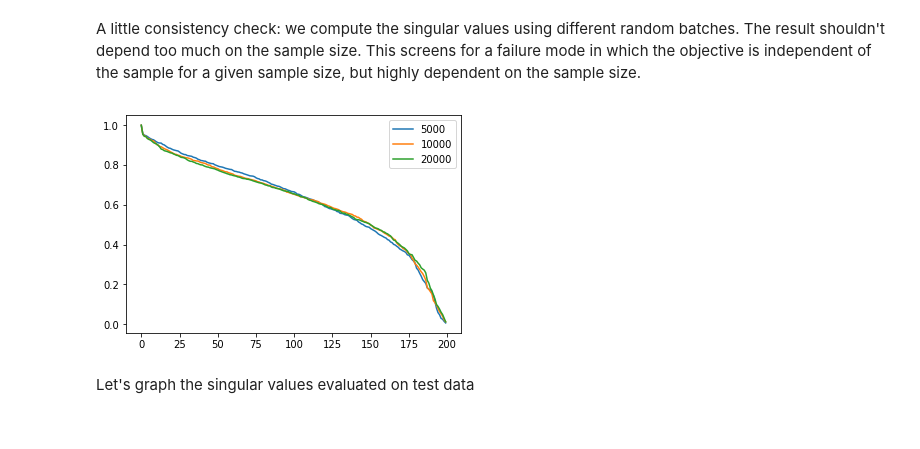
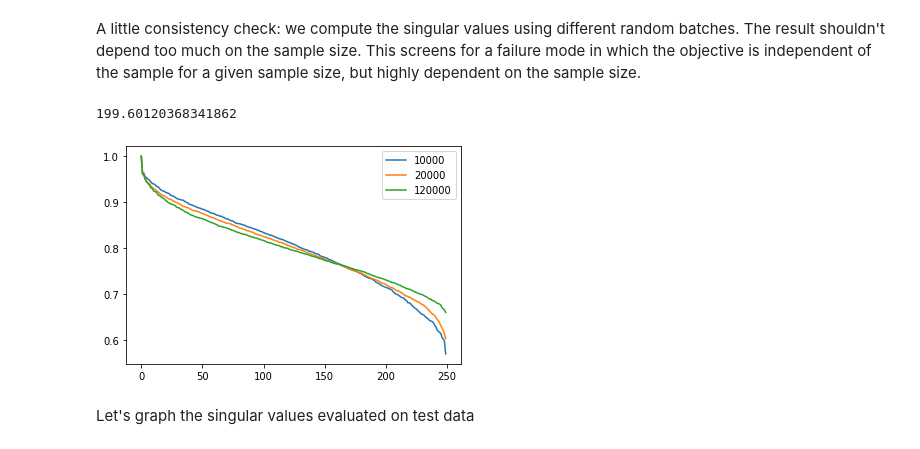
Before and after one commit to cbeny/RFA, a Jupyter notebook: occlusion.ipynb, the cells around one changed output. Cells and saved outputs as stored; diff of their text form; code cells hidden in the pictures.

```diff
--- a/occlusion.ipynb
+++ b/occlusion.ipynb
@@ -1,7 +1,7 @@
 # %% [markdown]
 In this example, we reconstruct one part of MNIST digits given another part. This is a demonstration of the approach introduced in https://arxiv.org/abs/1904.10387
 # %%
-num_feat = 200   # we are looking for that many features
+num_feat = 250   # we are looking for that many features
 max_epoch = 150
 
 fast = False    # if false, we use the Moore-Penrose pseudo inverse
@@ -55,8 +53,6 @@ datagen = ImageDataGenerator(
 
 import copy
 test_datagen = copy.deepcopy(datagen)
-datagen.fit(train_images)
-test_datagen.fit(test_images)
 
 # defines which part of the image will be looked at by each net
 x_mask = np.zeros((28,28,1),dtype=np.bool)
@@ -282,0 +271,14 @@ ker = cov(F, G)
+# %%
+post_data = datagen.flow(train_images, batch_size=batch_size)
+
+aux = []
+for j in range(2):
+    aux += [post_data[i] for i in range(len(post_data))]
+
+post_images = np.concatenate(aux, axis=0)
+
+#features = model.predict_generator(post_data, verbose=1)
+features = model.predict(post_images, batch_size=2000, verbose=1)
+
+F, G = np.split(features, 2, axis=1)
+ker = cov(F, G)
@@ -283,13 +287,22 @@ ker = cov(F, G)
 # %% [markdown]
 A little consistency check: we compute the singular values using different random batches. The result shouldn't depend too much on the sample size. This screens for a failure mode in which the objective is independent of the sample for a given sample size, but highly dependent on the sample size.
 # %%
-if not load:
-    for n in [5000, 10000, 20000]:
-        sample = np.random.choice(F.shape[0], n)
-        plt.plot(np.abs(singvals(cov(F[sample], G[sample]))), label=str(n))
+#if not load:
+for n in [10000, 20000]:
+    sample = np.random.choice(F.shape[0], n)
+    plt.plot(np.abs(singvals(cov(F[sample], G[sample]))), label=str(n))
 
-    plt.legend();
+sv = singvals(ker)
+print(sum(sv))
+
+with open(name+'train_singvals.p', 'wb') as handle:
+    pickle.dump(sv, handle)
+
+plt.plot(np.abs(sv), label=str(len(F)))
+
+plt.legend();
 # %% [output]
+199.60120368341862
-[figure, old version]
+[figure, new version]
 # %% [markdown]
 Let's graph the singular values evaluated on test data
```
Also changed, not shown: parts of 13 cells of this notebook.
